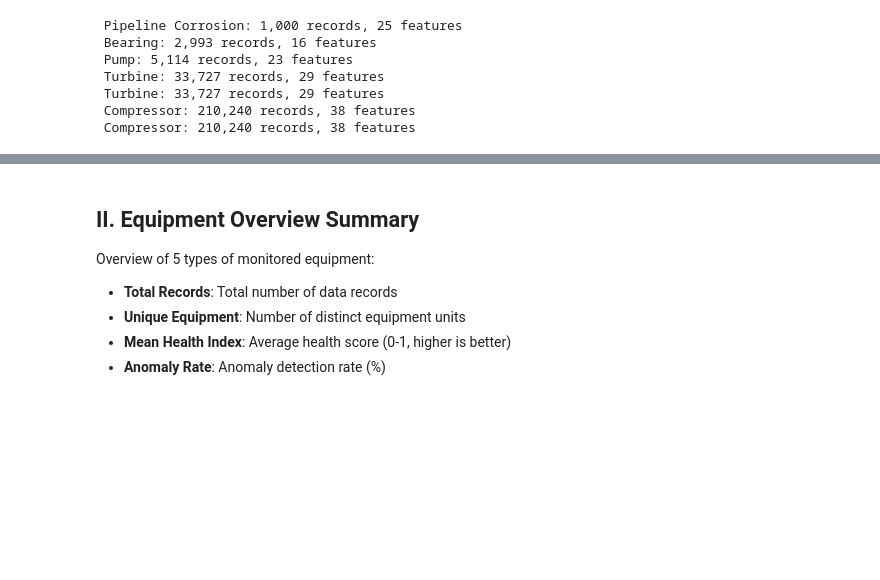
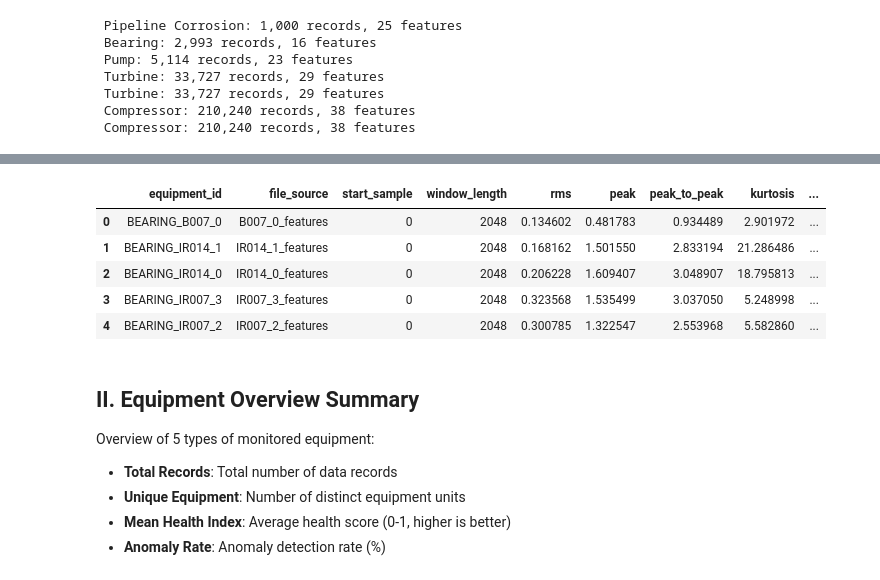
Before and after one commit to k612211560009-dot/Final-BA2, a Jupyter notebook: EDA_notebooks/Multi_Equipment_EDA.ipynb, the cells around one changed output, grey strips where cells are left out. Drawn from its saved outputs; the diff is of its cells as text; code cells hidden in the pictures; blank space fills up the shorter version.

```diff
--- a/EDA_notebooks/Multi_Equipment_EDA.ipynb
+++ b/EDA_notebooks/Multi_Equipment_EDA.ipynb
@@ -117,3 +126,12 @@ print(f" Compressor: {compressor_df.shape[0]:,} records, {compressor_df.shape[1]
+# %%
+bearing_df.head()
+# %% [output]
+|  | equipment_id | file_source | start_sample | window_length | rms | peak | peak_to_peak | kurtosis | ... |
+| 0 | BEARING_B007_0 | B007_0_features | 0 | 2048 | 0.134602 | 0.481783 | 0.934489 | 2.901972 | ... |
+| 1 | BEARING_IR014_1 | IR014_1_features | 0 | 2048 | 0.168162 | 1.501550 | 2.833194 | 21.286486 | ... |
+| 2 | BEARING_IR014_0 | IR014_0_features | 0 | 2048 | 0.206228 | 1.609407 | 3.048907 | 18.795813 | ... |
+| 3 | BEARING_IR007_3 | IR007_3_features | 0 | 2048 | 0.323568 | 1.535499 | 3.037050 | 5.248998 | ... |
+| 4 | BEARING_IR007_2 | IR007_2_features | 0 | 2048 | 0.300785 | 1.322547 | 2.553968 | 5.582860 | ... |
 # %% [markdown]
 ## II. Equipment Overview Summary
 
```
Also changed, not shown: parts of 1 cell of this notebook, 24 other files.
